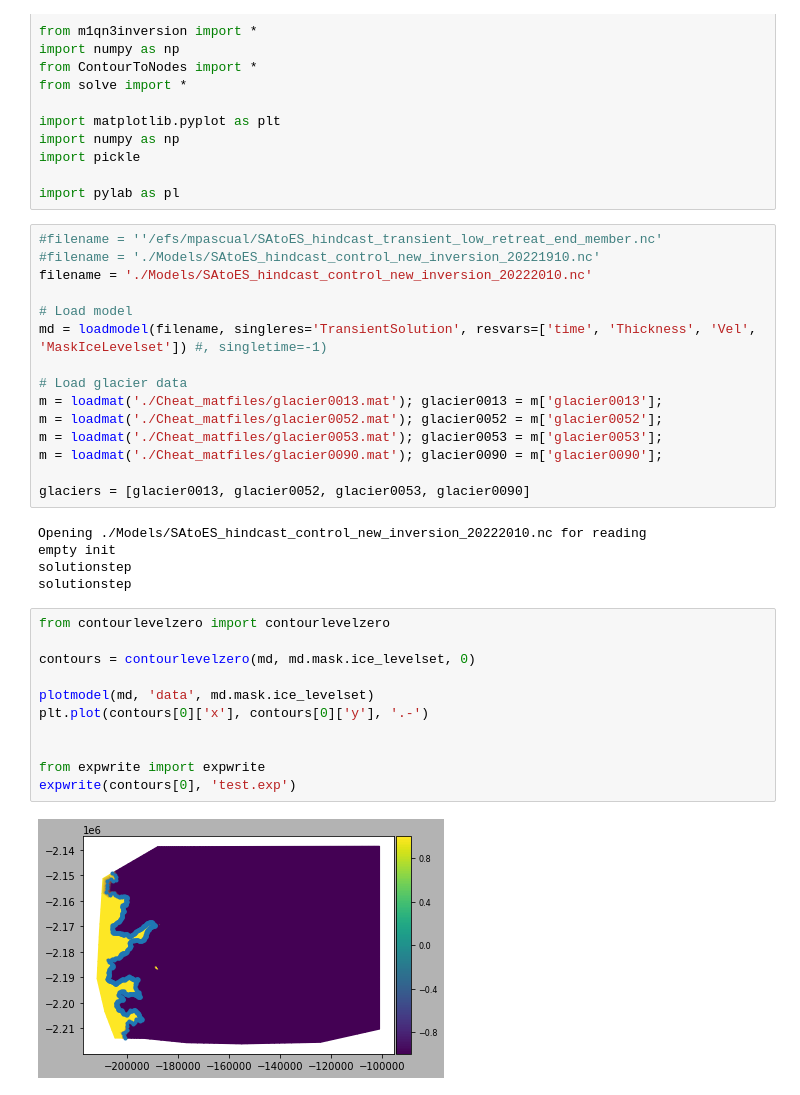
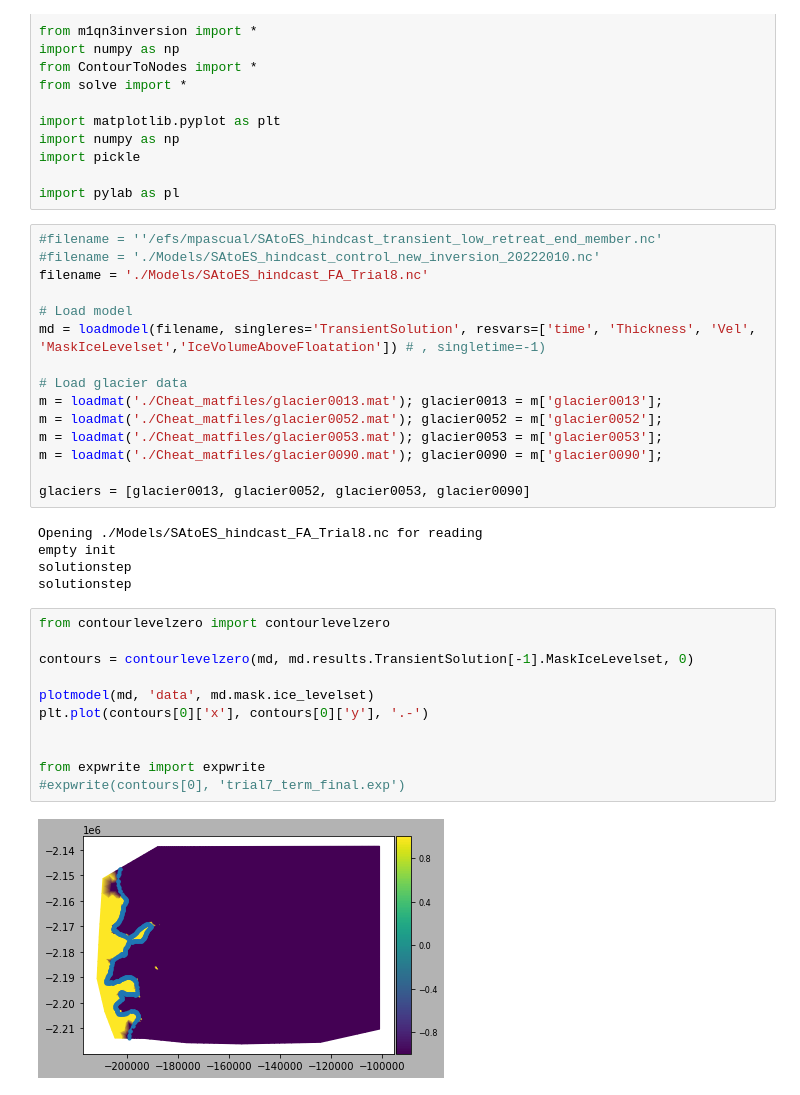
Before and after one commit to dfelikson/GrIS_Outlet_Glacier_Seasonal_dhdt, a Jupyter notebook: plot_model_output.ipynb, the cells around one changed output. Saved outputs shown, nothing was run; the diff lists cells and outputs as text.

```diff
--- a/plot_model_output.ipynb
+++ b/plot_model_output.ipynb
@@ -27,11 +27,11 @@ import pickle
 import pylab as pl
 # %%
 #filename = ''/efs/mpascual/SAtoES_hindcast_transient_low_retreat_end_member.nc'
-#filename = './Models/SAtoES_hindcast_control_new_inversion_20221910.nc'
-filename = './Models/SAtoES_hindcast_control_new_inversion_20222010.nc'
+#filename = './Models/SAtoES_hindcast_control_new_inversion_20222010.nc'
+filename = './Models/SAtoES_hindcast_FA_Trial8.nc'
 
 # Load model
-md = loadmodel(filename, singleres='TransientSolution', resvars=['time', 'Thickness', 'Vel', 'MaskIceLevelset']) #, singletime=-1)
+md = loadmodel(filename, singleres='TransientSolution', resvars=['time', 'Thickness', 'Vel', 'MaskIceLevelset','IceVolumeAboveFloatation']) # , singletime=-1)
 
 # Load glacier data
 m = loadmat('./Cheat_matfiles/glacier0013.mat'); glacier0013 = m['glacier0013'];
@@ -41,23 +41,23 @@ m = loadmat('./Cheat_matfiles/glacier0090.mat'); glacier0090 = m['glacier0090'];
 
 glaciers = [glacier0013, glacier0052, glacier0053, glacier0090]
 # %% [output]
-Opening ./Models/SAtoES_hindcast_control_new_inversion_20222010.nc for reading
+Opening ./Models/SAtoES_hindcast_FA_Trial8.nc for reading
 empty init
 solutionstep
 solutionstep
 # %%
 from contourlevelzero import contourlevelzero
 
-contours = contourlevelzero(md, md.mask.ice_levelset, 0)
+contours = contourlevelzero(md, md.results.TransientSolution[-1].MaskIceLevelset, 0)
 
 plotmodel(md, 'data', md.mask.ice_levelset)
 plt.plot(contours[0]['x'], contours[0]['y'], '.-')
 
 
 from expwrite import expwrite
-expwrite(contours[0], 'test.exp')
+#expwrite(contours[0], 'trial7_term_final.exp')
 # %% [output]
-[figure, old version]
+[figure, new version]
 # %%
 # Plot change in ice thickness
 cmap = 'RdBu'
```
Also changed, not shown: parts of 6 cells of this notebook.
